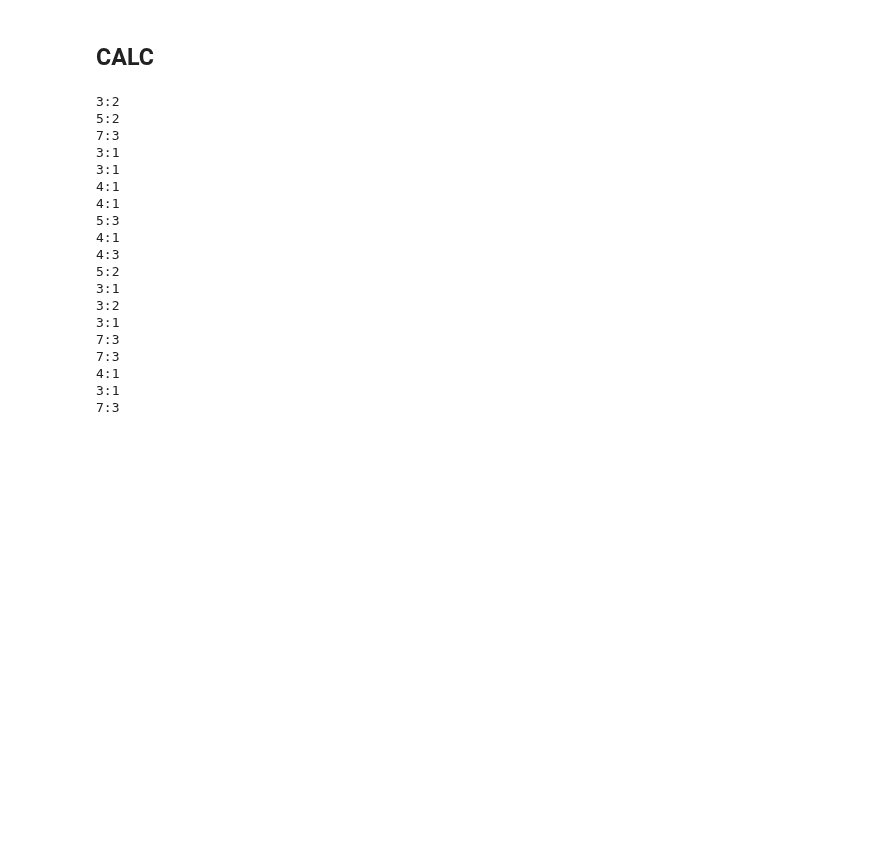
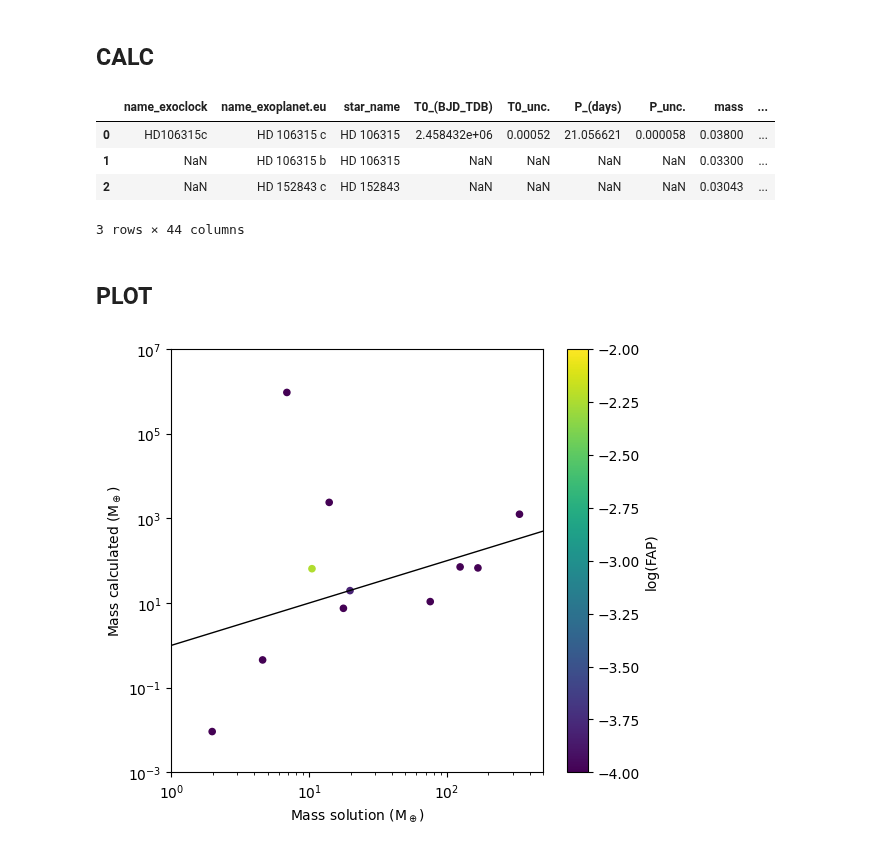
Before and after one commit to chatdanai-s/NATSUME, a Jupyter notebook: validation/Catalog_check/invert_realdata.ipynb, the cells around one changed output. Drawn from its saved outputs; the diff is of its cells as text; code cells hidden in the pictures; blank space fills up the shorter version.

```diff
--- a/validation/Catalog_check/invert_realdata.ipynb
+++ b/validation/Catalog_check/invert_realdata.ipynb
@@ -102,30 +122,52 @@ def analytic_TTV_invert(df_full, star_name):
 
     return m_inner, m_inner_err, m_outer, m_outer_err
 # %%
-df_full = df.copy()
-calculated_cols = ['mass_calc', 'mass_calc_err']
-df_full[calculated_cols] = np.nan
+df_final = df.copy()
+calculated_cols = ['mcalc', 'mcalc_err']
+df_final[calculated_cols] = np.nan
 
-all_stars = df_full['star_name'].dropna().astype(str).unique()
+all_stars = df_final['star_name'].dropna().astype(str).unique()
 for star in tqdm(all_stars):
-    analytic_TTV_invert(df_full, star)
+    mcalc_inner, mcalc_err_inner, mcalc_outer, mcalc_err_outer = analytic_TTV_invert(df_final, star)
+    # Insert to df
+    mask_inner = (df_final['star_name'] == star) & (df_final['planet_pos'] == 'inner')
+    mask_outer = (df_final['star_name'] == star) & (df_final['planet_pos'] == 'outer')
+    df_final.loc[mask_inner, calculated_cols] = [mcalc_inner, mcalc_err_inner]
+    df_final.loc[mask_outer, calculated_cols] = [mcalc_outer, mcalc_err_outer]
+
+EXPORT_FILENAME = r'data_cleaned/merged_2planet_calculated.csv'
+df_final.to_csv(EXPORT_FILENAME, index=False)
+df_final.head(3)
 # %% [output]
+|  | name_exoclock | name_exoplanet.eu | star_name | T0_(BJD_TDB) | T0_unc. | P_(days) | P_unc. | mass | ... |
+| 0 | HD106315c | HD 106315 c | HD 106315 | 2.458432e+06 | 0.00052 | 21.056621 | 0.000058 | 0.03800 | ... |
+| 1 | NaN | HD 106315 b | HD 106315 | NaN | NaN | NaN | NaN | 0.03300 | ... |
+| 2 | NaN | HD 152843 c | HD 152843 | NaN | NaN | NaN | NaN | 0.03043 | ... |
-3:2
-5:2
-7:3
-3:1
-3:1
-4:1
-4:1
-5:3
-4:1
-4:3
-5:2
-3:1
-3:2
-3:1
-7:3
-7:3
-4:1
-3:1
-7:3
+3 rows × 44 columns
+# %% [markdown]
+## PLOT
+# %%
+msol, mcalc = df_final.mass, df_final.mcalc
+def convert_Mjup_to_Mearth_arr(Series):
+    return (Series.to_numpy() * u.M_jup).to(u.M_earth)
+msol, mcalc = convert_Mjup_to_Mearth_arr(msol), convert_Mjup_to_Mearth_arr(mcalc)
+Log_fap = np.log10(
+    df_final.groupby('star_name')['fap']
+            .transform(lambda x: x[::-1].to_numpy())
+)
+
+plt.figure(figsize=(6,5.5))
+xlim = (1e+0, 5e+2)
+ylim = (1e-3, 1e+7)
+
+plt.plot(xlim, xlim, color='black', lw=1)
+sc = plt.scatter(msol, mcalc, c=Log_fap, vmin=-4, vmax=-2, s=20)
+cbar = plt.colorbar(sc)
+cbar.set_label('log(FAP)')
+
+plt.xscale('log'); plt.yscale('log')
+plt.xlim(xlim); plt.ylim(ylim)
+plt.xlabel('Mass solution (M$_\oplus$)'); plt.ylabel('Mass calculated (M$_\oplus$)')
+plt.show()
+# %% [output]
+[figure, added]
```
Also changed, not shown: parts of 4 cells of this notebook, 19 other files.
